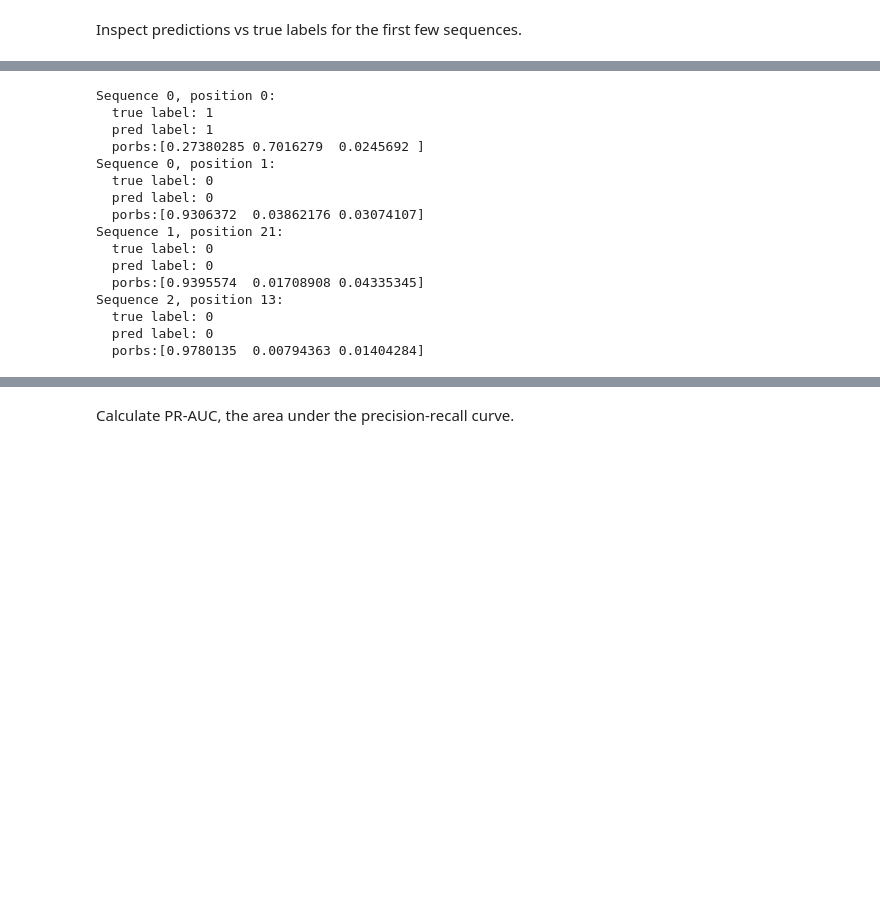
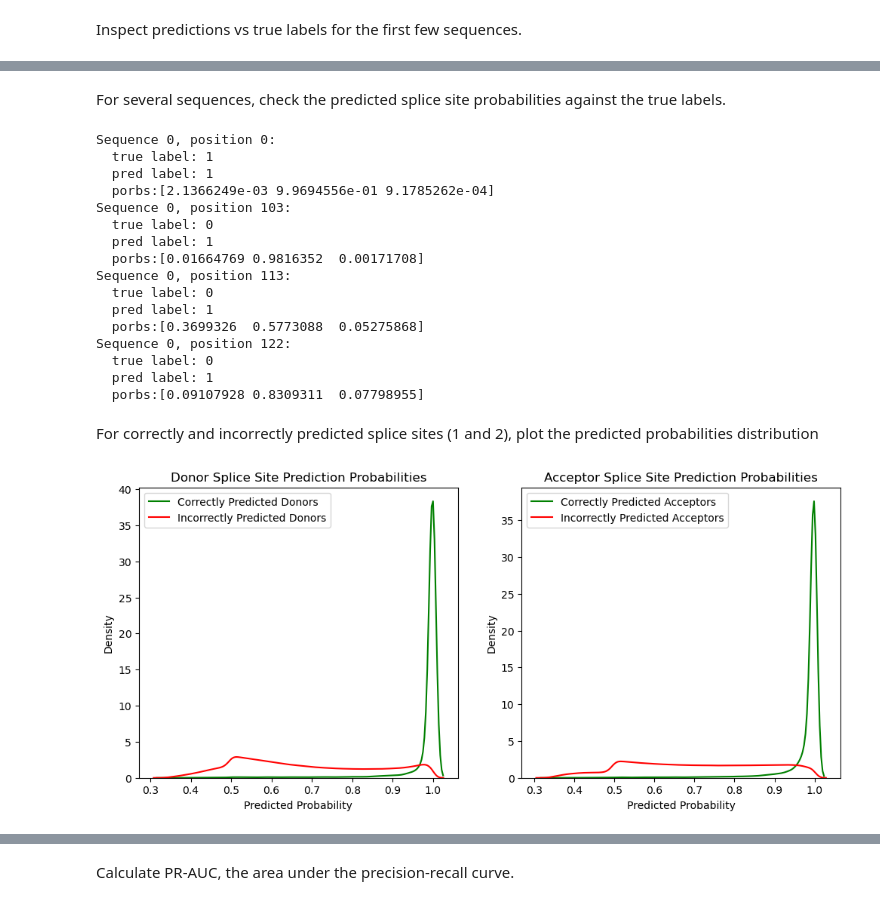
Before and after one commit to anamariaelek/splicevo, a Jupyter notebook: notebooks/model_evaluation.ipynb, the cells around one changed output, grey strips where cells are left out. Drawn from its saved outputs; the diff is of its cells as text; code cells hidden in the pictures; blank space fills up the shorter version.

```diff
--- a/notebooks/model_evaluation.ipynb
+++ b/notebooks/model_evaluation.ipynb
@@ -80,20 +80,52 @@ for i in range(4):
+# %% [markdown]
+For several sequences, check the predicted splice site probabilities against the true labels.
 # %%
-for i, j in [(0, 0), (0, 10), (1, 469), (2, 102)]:
+pred_labels, pred_probs, pred_sse, meta, true_labels, true_sse, condition_mask = load_predictions(pred_path)
+for i, j in [(0, 0), (0, 103), (0, 113), (0, 122)]:
     print(f"Sequence {i}, position {j}:\n  true label: {true_labels[i,j]}\n  pred label: {pred_labels[i,j]}\n  porbs:{pred_probs[i,j,]}")
 # %% [output]
 Sequence 0, position 0:
   true label: 1
   pred label: 1
-  porbs:[0.27380285 0.7016279  0.0245692 ]
-Sequence 0, position 1:
+  porbs:[2.1366249e-03 9.9694556e-01 9.1785262e-04]
+Sequence 0, position 103:
   true label: 0
-  pred label: 0
-  porbs:[0.9306372  0.03862176 0.03074107]
-Sequence 1, position 21:
+  pred label: 1
+  porbs:[0.01664769 0.9816352  0.00171708]
+Sequence 0, position 113:
   true label: 0
-  pred label: 0
-  porbs:[0.9395574  0.01708908 0.04335345]
-Sequence 2, position 13:
+  pred label: 1
+  porbs:[0.3699326  0.5773088  0.05275868]
+Sequence 0, position 122:
   true label: 0
-  pred label: 0
-  porbs:[0.9780135  0.00794363 0.01404284]
+  pred label: 1
+  porbs:[0.09107928 0.8309311  0.07798955]
+# %% [markdown]
+For correctly and incorrectly predicted splice sites (1 and 2), plot the predicted probabilities distribution
+# %%
+correct_donor_probs = pred_probs[(true_labels == 1) & (pred_labels == 1), 1]
+incorrect_donor_probs = pred_probs[(true_labels != 1) & (pred_labels == 1), 1]
+correct_acceptor_probs = pred_probs[(true_labels == 2) & (pred_labels == 2), 2]
+incorrect_acceptor_probs = pred_probs[(true_labels != 2) & (pred_labels == 2), 2]
+# %%
+%matplotlib inline
+import matplotlib.pyplot as plt
+import seaborn as sns
+plt.figure(figsize=(12, 5))
+plt.subplot(1, 2, 1)
+sns.kdeplot(correct_donor_probs, label='Correctly Predicted Donors', color='g')
+sns.kdeplot(incorrect_donor_probs, label='Incorrectly Predicted Donors', color='r')
+plt.title('Donor Splice Site Prediction Probabilities')
+plt.xlabel('Predicted Probability')
+plt.ylabel('Density')
+plt.legend()
+plt.subplot(1, 2, 2)
+sns.kdeplot(correct_acceptor_probs, label='Correctly Predicted Acceptors', color='g')
+sns.kdeplot(incorrect_acceptor_probs, label='Incorrectly Predicted Acceptors', color='r')
+plt.title('Acceptor Splice Site Prediction Probabilities')
+plt.xlabel('Predicted Probability')
+plt.ylabel('Density')
+plt.legend()
+plt.show()
+# %% [output]
+[figure, added]
```
Also changed, not shown: parts of 10 cells of this notebook, 10 other files.
